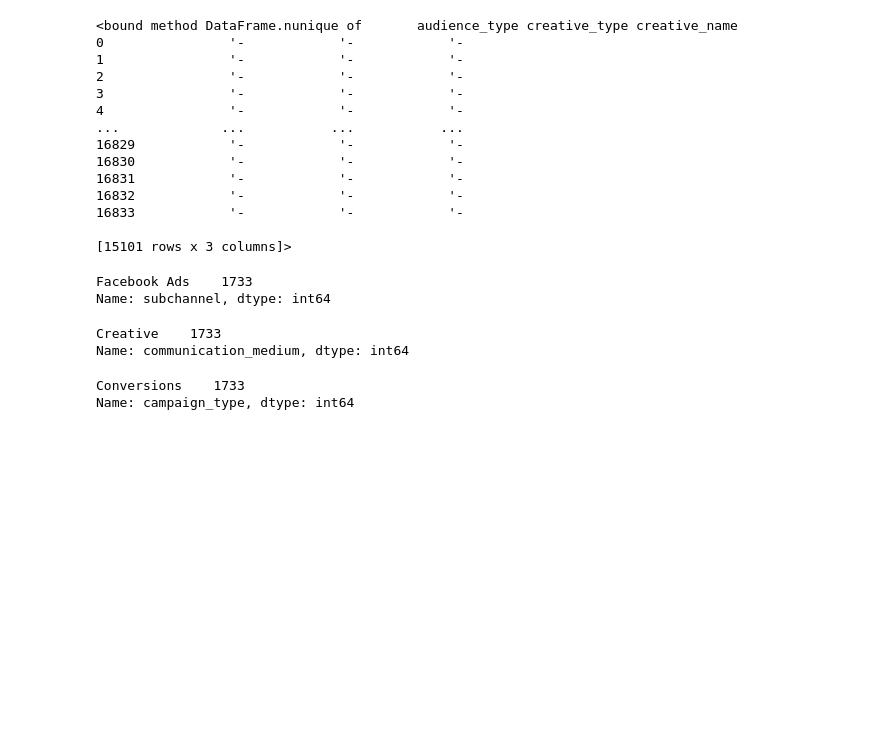
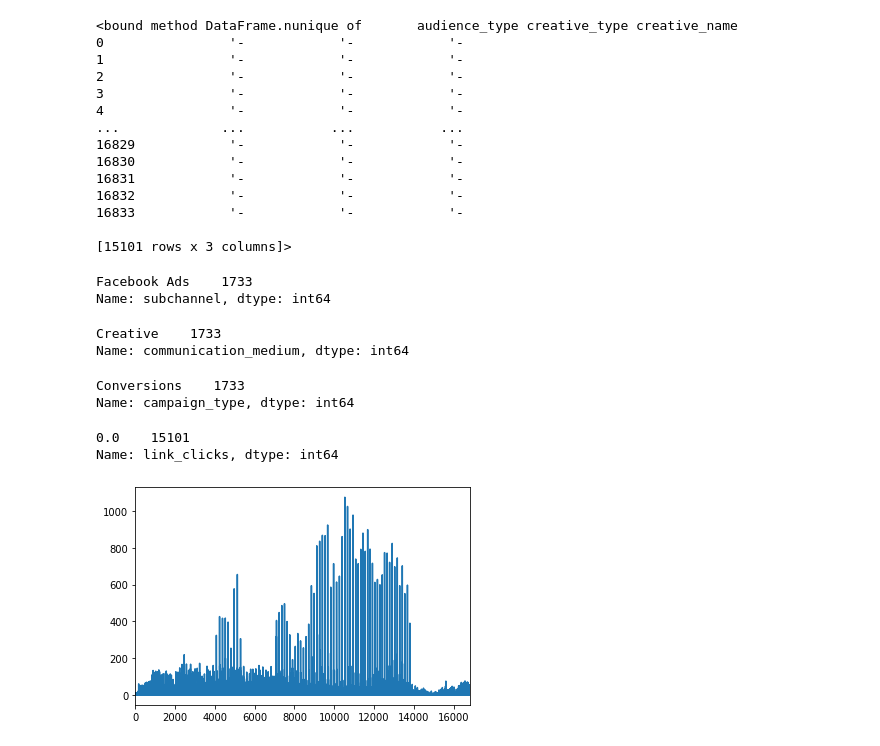
Before and after one commit to rohit-kulkarni247/merkle-sokrati-task, a Jupyter notebook: analysis1.ipynb, the cells around one changed output. Cells and saved outputs as stored; diff of their text form; code cells hidden in the pictures; blank space fills up the shorter version.

```diff
--- a/analysis1.ipynb
+++ b/analysis1.ipynb
@@ -205,3 +205,12 @@ df[df['campaign_platform'] == 'Facebook Ads']['campaign_type'].value_counts()
 # %% [output]
 Conversions    1733
 Name: campaign_type, dtype: int64
+# %%
+df[df['campaign_platform'] == 'Google Ads']['link_clicks'].value_counts()
+# %% [output]
+0.0    15101
+Name: link_clicks, dtype: int64
+# %%
+df['clicks'].plot();
+# %% [output]
+[figure, added]
```
Also changed, not shown: parts of 27 cells of this notebook.
